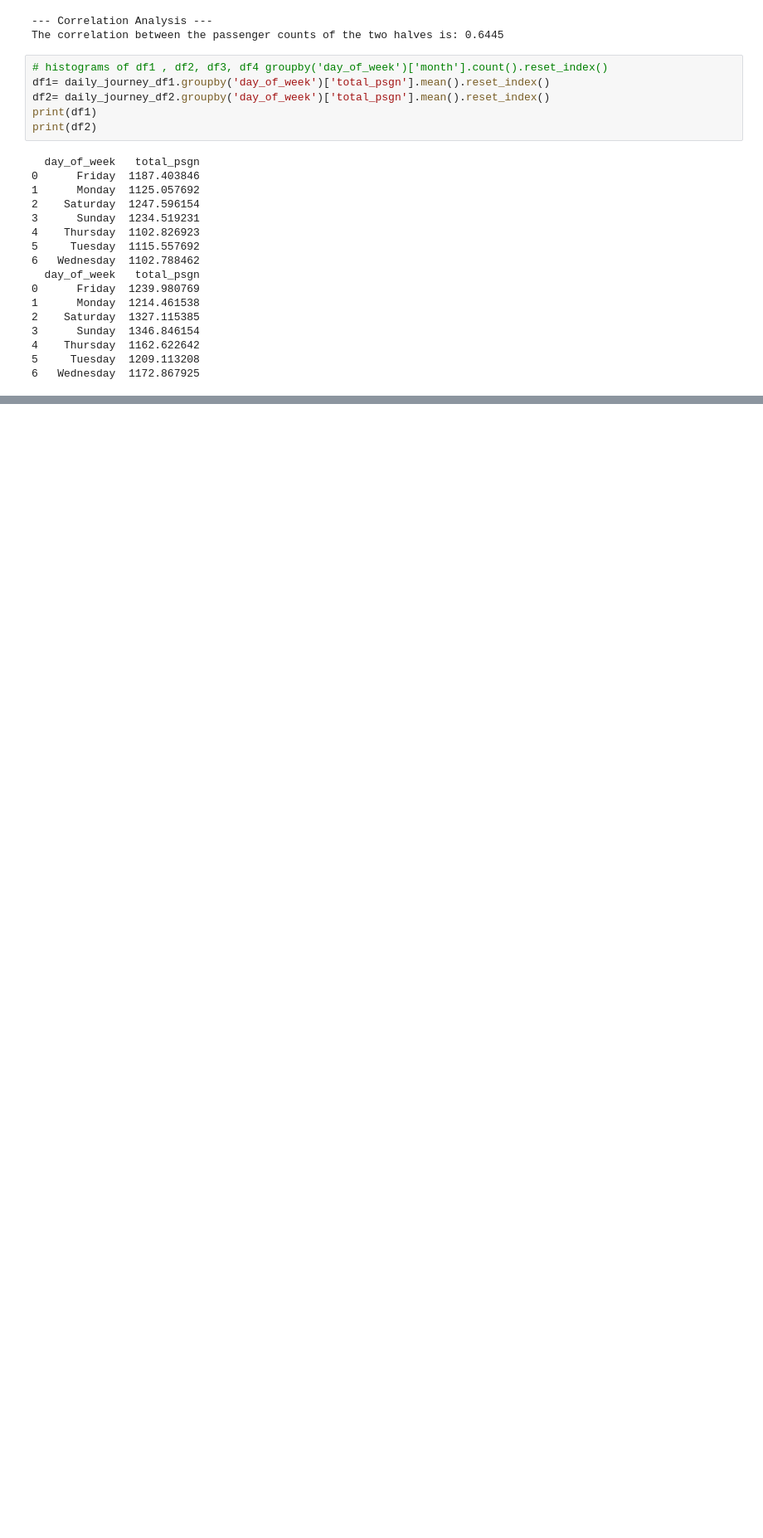
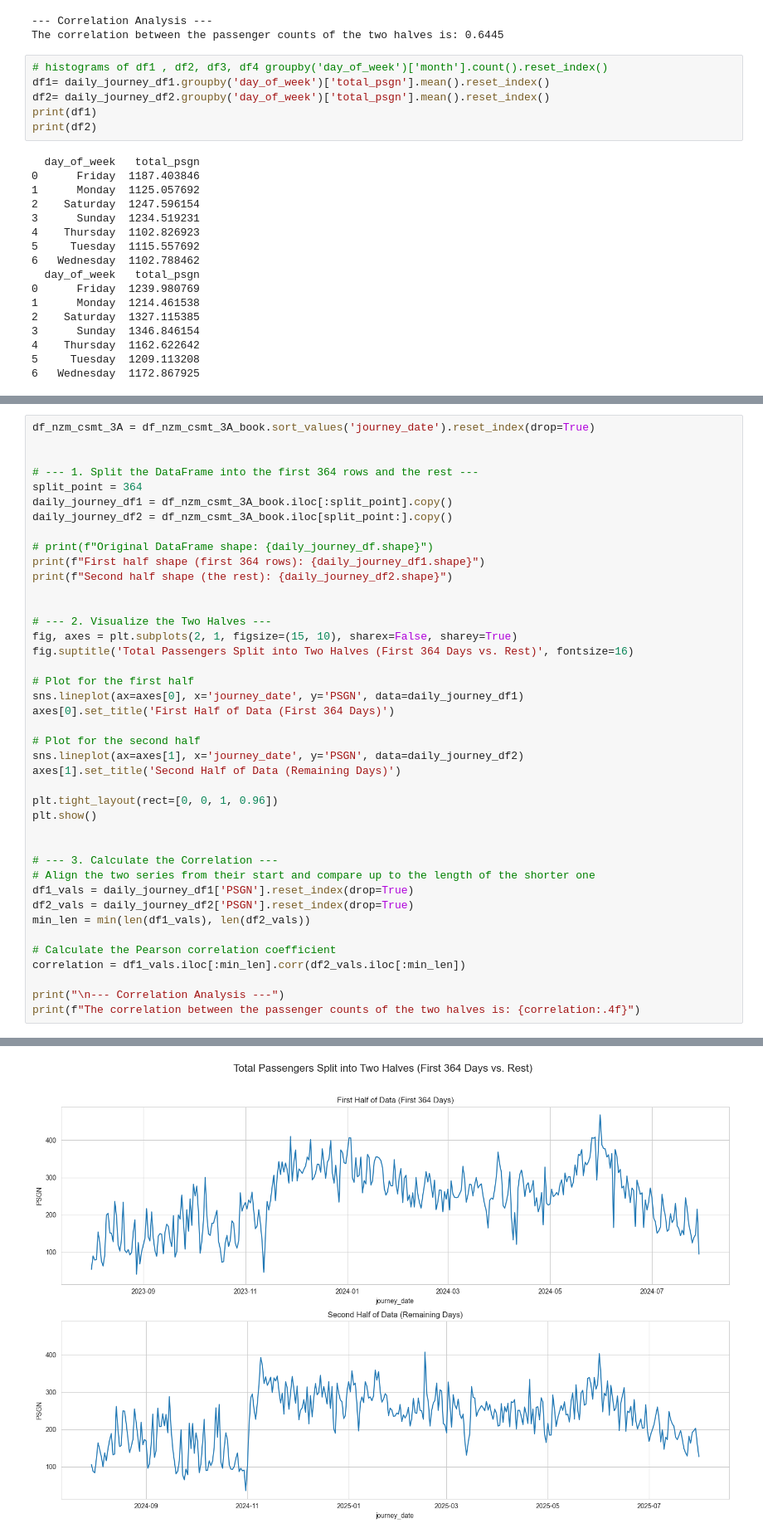
Before and after one commit to yashu1819/DPonTrain, a Jupyter notebook: Analysis/T22222.ipynb, the cells around one changed output, grey strips where cells are left out. Shown at 83% size. Drawn from its saved outputs; the diff is of its cells as text; blank space fills up the shorter version.

```diff
--- a/Analysis/T22222.ipynb
+++ b/Analysis/T22222.ipynb
@@ -565,0 +617,42 @@ print(df2)
+# %%
+df_nzm_csmt_3A = df_nzm_csmt_3A_book.sort_values('journey_date').reset_index(drop=True)
+
+
+# --- 1. Split the DataFrame into the first 364 rows and the rest ---
+split_point = 364
+daily_journey_df1 = df_nzm_csmt_3A_book.iloc[:split_point].copy()
+daily_journey_df2 = df_nzm_csmt_3A_book.iloc[split_point:].copy()
+
+# print(f"Original DataFrame shape: {daily_journey_df.shape}")
+print(f"First half shape (first 364 rows): {daily_journey_df1.shape}")
+print(f"Second half shape (the rest): {daily_journey_df2.shape}")
+
+
+# --- 2. Visualize the Two Halves ---
+fig, axes = plt.subplots(2, 1, figsize=(15, 10), sharex=False, sharey=True)
+fig.suptitle('Total Passengers Split into Two Halves (First 364 Days vs. Rest)', fontsize=16)
+
+# Plot for the first half
+sns.lineplot(ax=axes[0], x='journey_date', y='PSGN', data=daily_journey_df1)
+axes[0].set_title('First Half of Data (First 364 Days)')
+
+# Plot for the second half
+sns.lineplot(ax=axes[1], x='journey_date', y='PSGN', data=daily_journey_df2)
+axes[1].set_title('Second Half of Data (Remaining Days)')
+
+plt.tight_layout(rect=[0, 0, 1, 0.96])
+plt.show()
+
+
+# --- 3. Calculate the Correlation ---
+# Align the two series from their start and compare up to the length of the shorter one
+df1_vals = daily_journey_df1['PSGN'].reset_index(drop=True)
+df2_vals = daily_journey_df2['PSGN'].reset_index(drop=True)
+min_len = min(len(df1_vals), len(df2_vals))
+
+# Calculate the Pearson correlation coefficient
+correlation = df1_vals.iloc[:min_len].corr(df2_vals.iloc[:min_len])
+
+print("\n--- Correlation Analysis ---")
+print(f"The correlation between the passenger counts of the two halves is: {correlation:.4f}")
+# %% [output]
@@ -565,0 +661 @@ print(df2)
+[figure, added]
```
Also changed, not shown: parts of 4 cells of this notebook.
